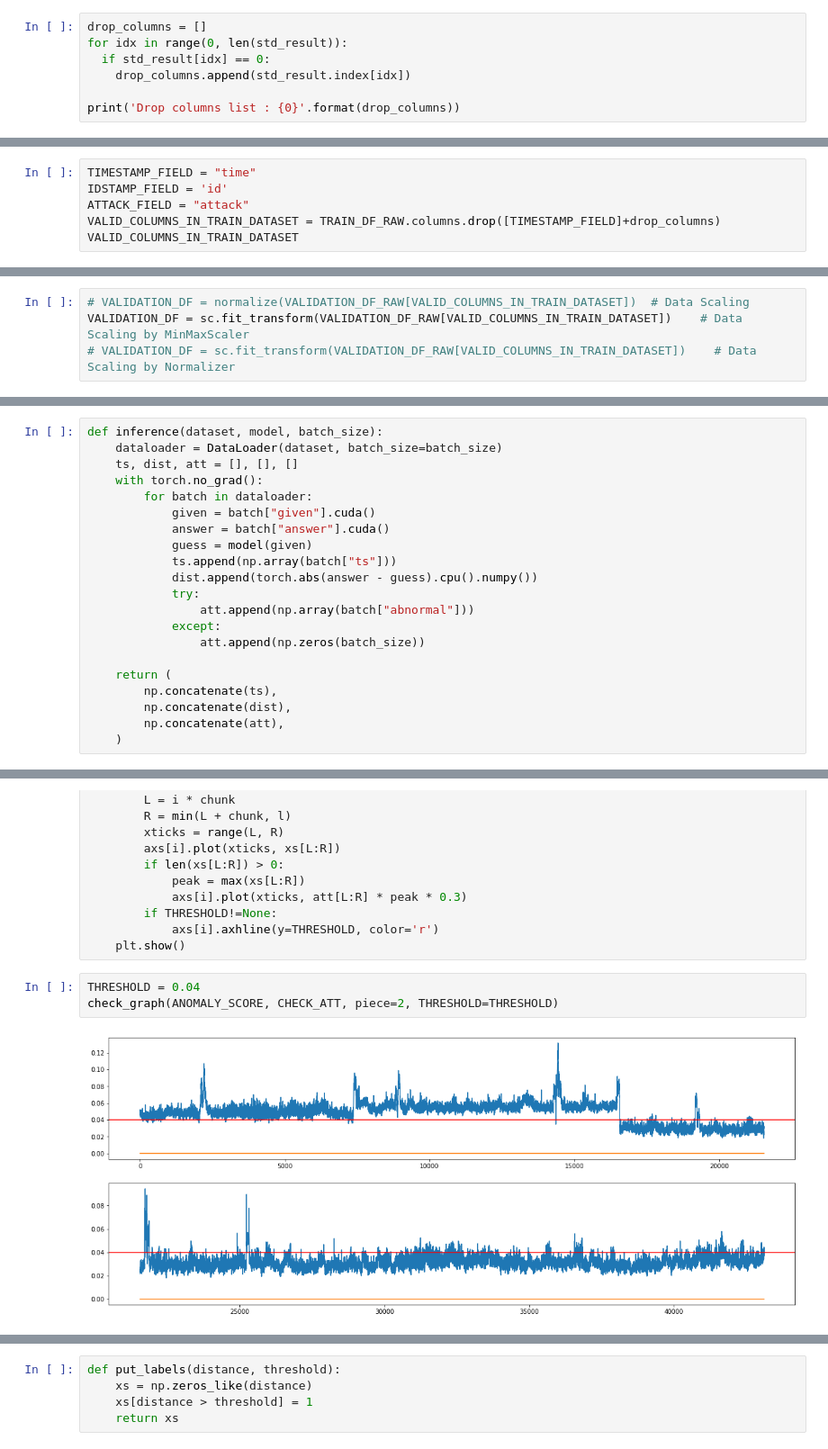
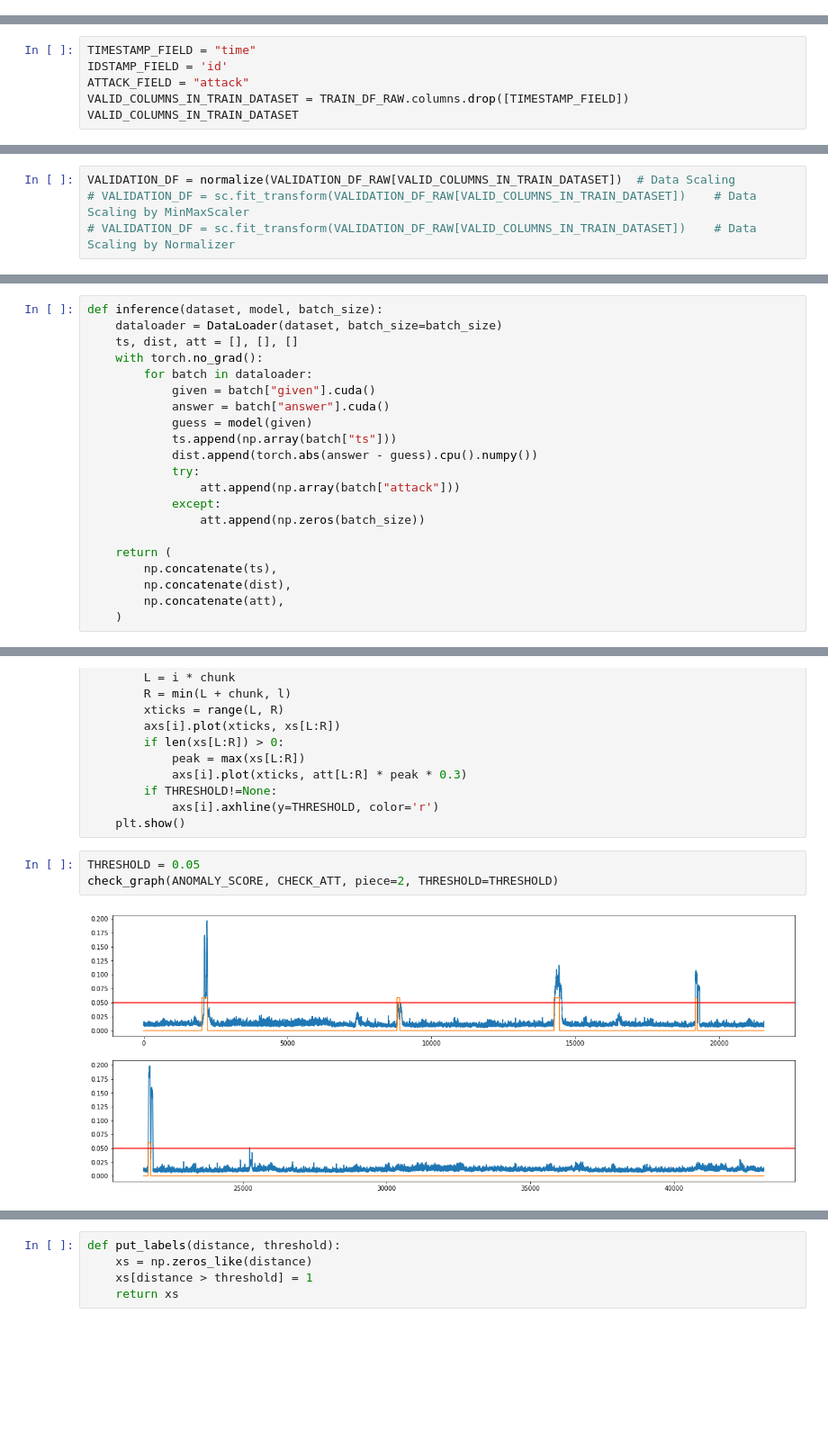
Before and after one commit to engineerksm/RF_Diagnosys_Dev, a Jupyter notebook: GRU_LSTM_for_Fault_Prognostic_[1130].ipynb, the cells around one changed output, grey strips where cells are left out. Shown: that part at 90% size. Saved outputs shown, nothing was run; the diff lists cells and outputs as text; blank space fills up the shorter version.

```diff
--- a/GRU_LSTM_for_Fault_Prognostic_[1130].ipynb
+++ b/GRU_LSTM_for_Fault_Prognostic_[1130].ipynb
@@ -131,10 +130,3 @@ original_Params = list(TRAIN_DF_RAW.columns)
 print('Original columns list : {0}'.format(original_Params))
 # %% [output]
 Original columns list : ['time', 'C01', 'C02', 'C03', 'C04', 'C05', 'C06', 'C07', 'C08', 'C09', 'C10', 'C11', 'C12', 'C13', 'C14', 'C15', 'C16', 'C17', 'C18', 'C19', 'C20', 'C21', 'C22', 'C23', 'C24', ...
-# %%
-drop_columns = []
-for idx in range(0, len(std_result)):
-  if std_result[idx] == 0:
-    drop_columns.append(std_result.index[idx])
-
-print('Drop columns list : {0}'.format(drop_columns))
@@ -144,6 +134,6 @@ Drop columns list : ['C02', 'C03', 'C08', 'C11', 'C14', 'C18', 'C19', 'C21', 'C2
 TIMESTAMP_FIELD = "time"
 IDSTAMP_FIELD = 'id'
 ATTACK_FIELD = "attack"
-VALID_COLUMNS_IN_TRAIN_DATASET = TRAIN_DF_RAW.columns.drop([TIMESTAMP_FIELD]+drop_columns)
+VALID_COLUMNS_IN_TRAIN_DATASET = TRAIN_DF_RAW.columns.drop([TIMESTAMP_FIELD])
 VALID_COLUMNS_IN_TRAIN_DATASET
 # %% [output]
@@ -422,8 +419,8 @@ VALIDATION_DF_RAW
 | 43200 | 2020-07-08 03:00:00 | 397.49557 | 12.0 | 10 | 66.58325 | -0.9083 | -1.83716 | 786.98297 | 28.02990 | 0 | ... | ... |
 43201 rows × 81 columns
 # %%
-# VALIDATION_DF = normalize(VALIDATION_DF_RAW[VALID_COLUMNS_IN_TRAIN_DATASET])  # Data Scaling
-VALIDATION_DF = sc.fit_transform(VALIDATION_DF_RAW[VALID_COLUMNS_IN_TRAIN_DATASET])    # Data Scaling by MinMaxScaler
+VALIDATION_DF = normalize(VALIDATION_DF_RAW[VALID_COLUMNS_IN_TRAIN_DATASET])  # Data Scaling
+# VALIDATION_DF = sc.fit_transform(VALIDATION_DF_RAW[VALID_COLUMNS_IN_TRAIN_DATASET])    # Data Scaling by MinMaxScaler
 # VALIDATION_DF = sc.fit_transform(VALIDATION_DF_RAW[VALID_COLUMNS_IN_TRAIN_DATASET])    # Data Scaling by Normalizer
 # %%
 boundary_check(VALIDATION_DF)
@@ -466,7 +462,7 @@ def inference(dataset, model, batch_size):
             ts.append(np.array(batch["ts"]))
             dist.append(torch.abs(answer - guess).cpu().numpy())
             try:
-                att.append(np.array(batch["abnormal"]))
+                att.append(np.array(batch["attack"]))
             except:
                 att.append(np.zeros(batch_size))
 
@@ -504,7 +512,7 @@ def check_graph(xs, att, piece=2, THRESHOLD=None):
             axs[i].axhline(y=THRESHOLD, color='r')
     plt.show()
 # %%
-THRESHOLD = 0.04
+THRESHOLD = 0.05
 check_graph(ANOMALY_SCORE, CHECK_ATT, piece=2, THRESHOLD=THRESHOLD)
 # %% [output]
-[figure, old version]
+[figure, new version]
```
Also changed, not shown: parts of 36 cells of this notebook.
